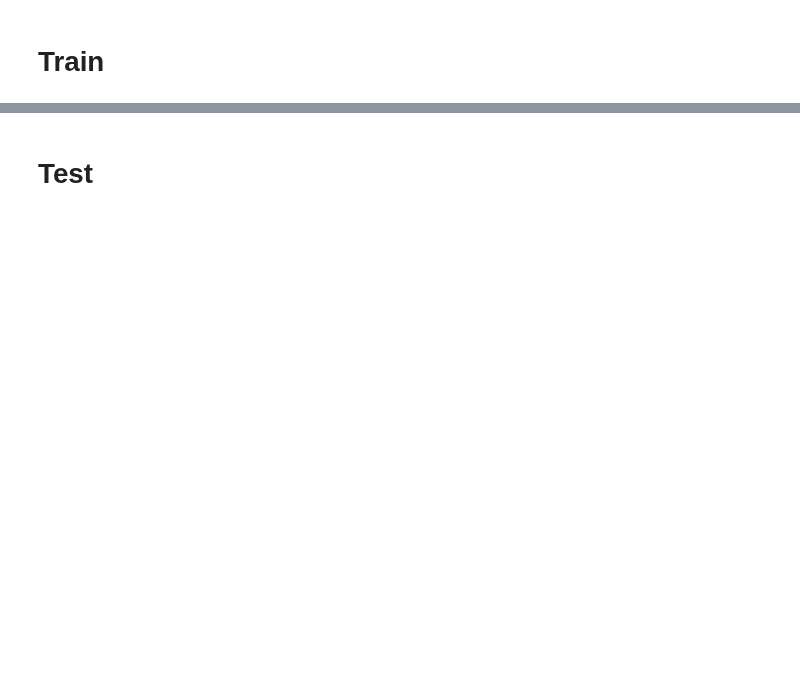
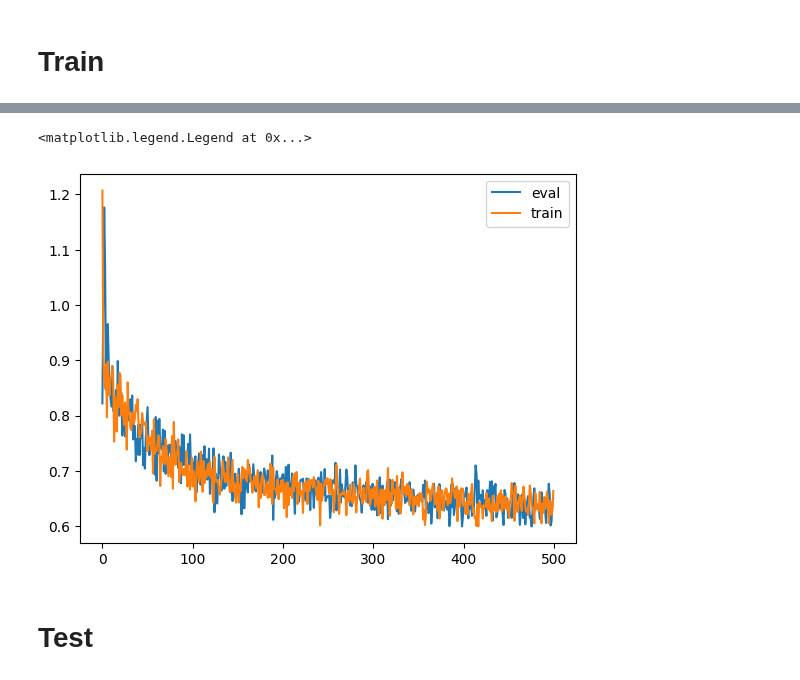
Before and after one commit to igor-cheb/mle_prep, a Jupyter notebook: motorcyclehabitprediction/modelling.ipynb, the cells around one changed output, grey strips where cells are left out. Saved outputs shown, nothing was run; the diff lists cells and outputs as text; code cells hidden in the pictures; blank space fills up the shorter version.

Commit message:
training upd

```diff
--- a/motorcyclehabitprediction/modelling.ipynb
+++ b/motorcyclehabitprediction/modelling.ipynb
@@ -19,20 +47,6 @@ model = torch.nn.Sequential(
 # %%
-opt = torch.optim.Adam(model.parameters(), lr=0.0001)
-m = torch.nn.LogSoftmax(dim=1)
-nll_loss = torch.nn.NLLLoss()
-
+opt = torch.optim.Adam(model.parameters(), lr=0.00001)
 raw_df = pd.read_csv('data_raw/train.csv')
-raw_train = torch.tensor(raw_df[ALL_COLS].values, dtype=torch.float32)
-raw_label = torch.tensor(raw_df[LABEL].values, dtype=torch.long)
+# data_trans = DataTransformer(all_cols=ALL_COLS)
+# raw_df = data_trans.fit_transform(raw_df)
+X = raw_df[ALL_COLS]; y = raw_df[LABEL]
-# %%
-all_loss = []
-for _ in range(500):
-    loss = nll_loss(m(model(raw_train)), raw_label)
-    all_loss.append(loss.detach().numpy())
-
-    opt.zero_grad()
-    loss.backward()
-    opt.step()
-
-    if _%50==0:
-        print(loss)
@@ -54,0 +53,18 @@ plt.plot(all_loss)
+# %%
+total_eval_loss = []; total_train_loss = []
+
+for epoch in range(500):
+    X_train, X_eval, y_train, y_eval = train_test_split(X, y, test_size=0.3, stratify=y)
+    model, optimiser, train_loss = train_epoch(X_train, y_train, model, opt)
+
+    # testing on eval
+    m = torch.nn.LogSoftmax(dim=1)
+    nll_loss = torch.nn.NLLLoss()
+    eval_x_tens = torch.tensor(X_eval.values, dtype=torch.float32)
+    eval_y_tens = torch.tensor(y_eval.values, dtype=torch.long)
+    eval_loss = nll_loss(m(model(eval_x_tens)), eval_y_tens)
+
+    total_eval_loss.append(eval_loss.detach().numpy())
+    total_train_loss.append(train_loss.detach().numpy())
+    if epoch%50==0:
+        print(eval_loss)
@@ -55,3 +82,10 @@ plt.plot(all_loss)
+# %%
+plt.plot(total_eval_loss, label='eval')
+plt.plot(total_train_loss, label='train')
+plt.legend()
+# %% [output]
+<matplotlib.legend.Legend at 0x...>
+[figure, added]
 # %% [markdown]
 # Test
 # %%
```
Also changed, not shown: parts of 7 cells of this notebook, 3 other files.
